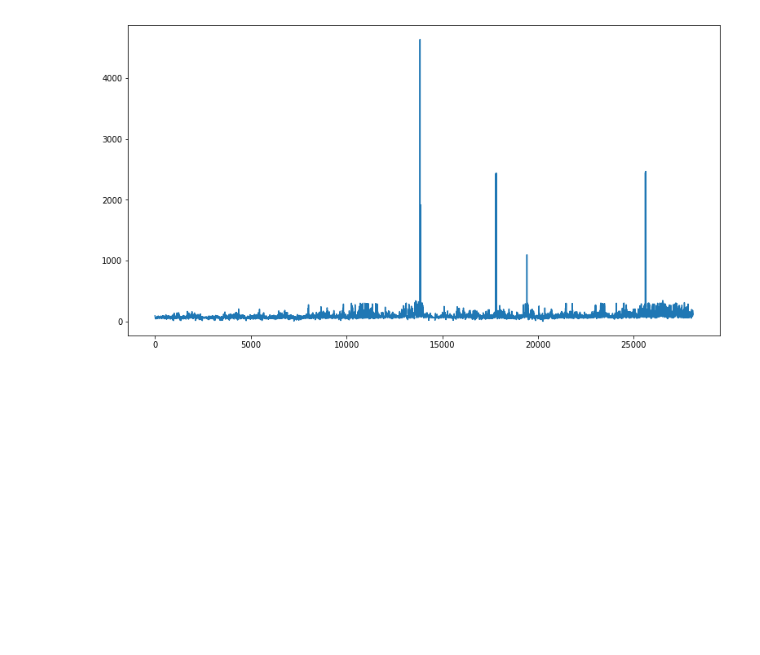
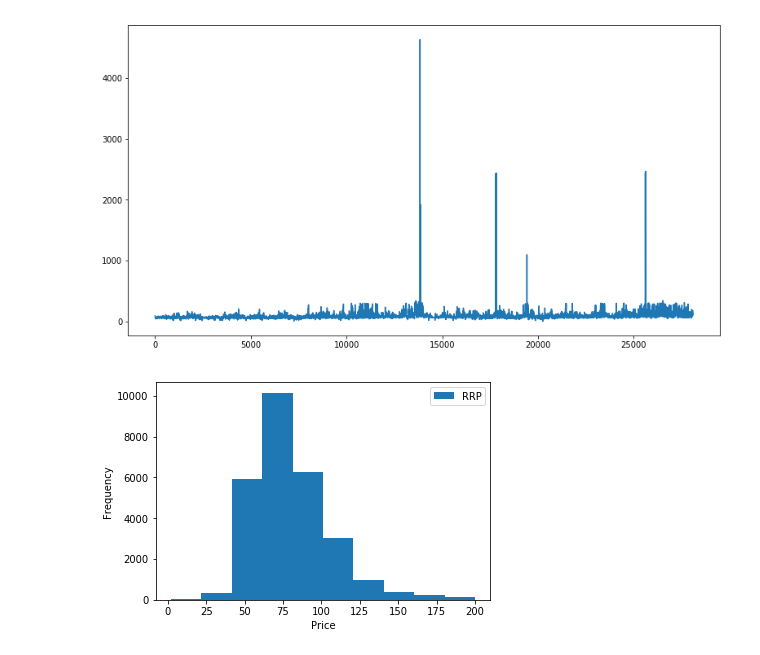
Before and after one commit to DonaldTurton/AT2_Advanced_Data_Algorithms, a Jupyter notebook: EDA_EnergyData.ipynb, the cells around one changed output. Saved outputs shown, nothing was run; the diff lists cells and outputs as text; code cells hidden in the pictures; blank space fills up the shorter version.

```diff
--- a/EDA_EnergyData.ipynb
+++ b/EDA_EnergyData.ipynb
@@ -138,3 +138,9 @@ plt.plot(Price)
 plt.show()
 # %% [output]
 [figure]
+# %%
+data.plot(y="RRP", kind="hist", range=(2,200))
+plt.xlabel('Price')
+plt.show()
+# %% [output]
+[figure, added]
```
Also changed, not shown: parts of 9 cells of this notebook.
